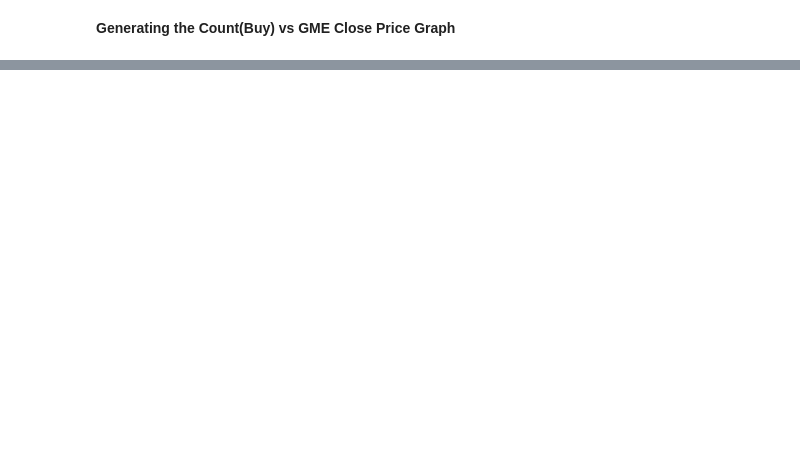
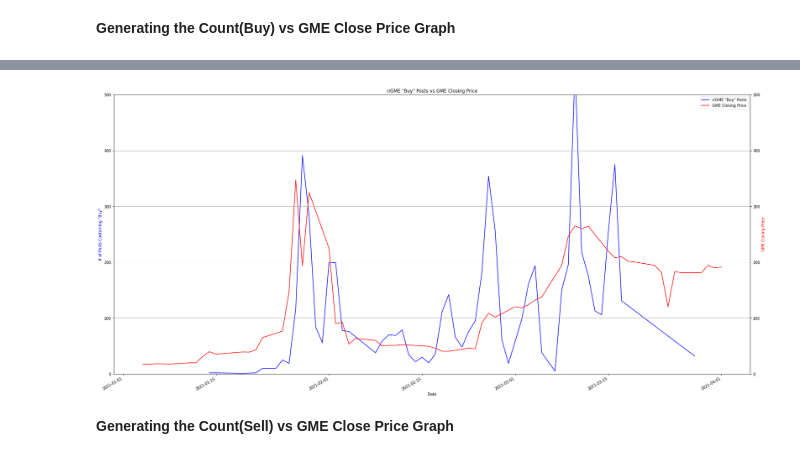
Before and after one commit to NeilCollinsMS/Unstructured-Data-Notebooks, a Jupyter notebook: GME_Graphing_Revised.ipynb, the cells around one changed output, grey strips where cells are left out. Drawn from its saved outputs; the diff is of its cells as text; code cells hidden in the pictures; blank space fills up the shorter version.

```diff
--- a/GME_Graphing_Revised.ipynb
+++ b/GME_Graphing_Revised.ipynb
@@ -237,2 +243,9 @@ gmestock.plot(x='Date', y = 'Close', kind = 'line', figsize=(30,15), color = 're
 # %% [markdown]
 **Generating the Count(Buy) vs GME Close Price Graph**
+# %%
+# Filtering the gmedaily_filtered dataframe to only include titles with the word "Buy"
+
+cols_list = ['Title'] # Target Columns
+search_values = ['Buy'] # Target Word(s)
+
+gme_filtered_buy = gme_filtered[gme_filtered[cols_list].stack().str.contains('|'.join(search_values),case=False,na=False).any(level=0)]
@@ -238,0 +261,2 @@ gmestock.plot(x='Date', y = 'Close', kind = 'line', figsize=(30,15), color = 're
+# %%
+gmedaily_filtered_buy = gme_filtered_buy.groupby('Date', as_index=False).count()
@@ -238,0 +281,16 @@ gmestock.plot(x='Date', y = 'Close', kind = 'line', figsize=(30,15), color = 're
+# %%
+# Plotting GME posts with the word "Buy" in the title against the GME stock price.
+
+ax = gmedaily_filtered_buy.plot(x='Date', y = 'Post ID', kind = 'line', figsize=(30,15), color = 'blue', label = 'r/GME "Buy" Posts', title = 'r/GME "Buy" Posts vs GME Closing Price')
+ax2 = gmestock.plot(x='Date', y = 'Close', kind = 'line', figsize=(30,15), color = 'red', label = 'GME Closing Price', ax=ax)
+
+ax.set_ylabel('# of Posts Containing "Buy"', color='b')
+ax2 = ax.twinx()
+ax2.set_ylabel('GME Closing Price', color='r')
+ax2.set_ylim(bottom=0, top=500)
+ax.set_ylim(bottom=0, top=500)
+plt.grid()
+# %% [output]
+[figure, added]
+# %% [markdown]
+**Generating the Count(Sell) vs GME Close Price Graph**
```
Also changed, not shown: parts of 23 cells of this notebook.
